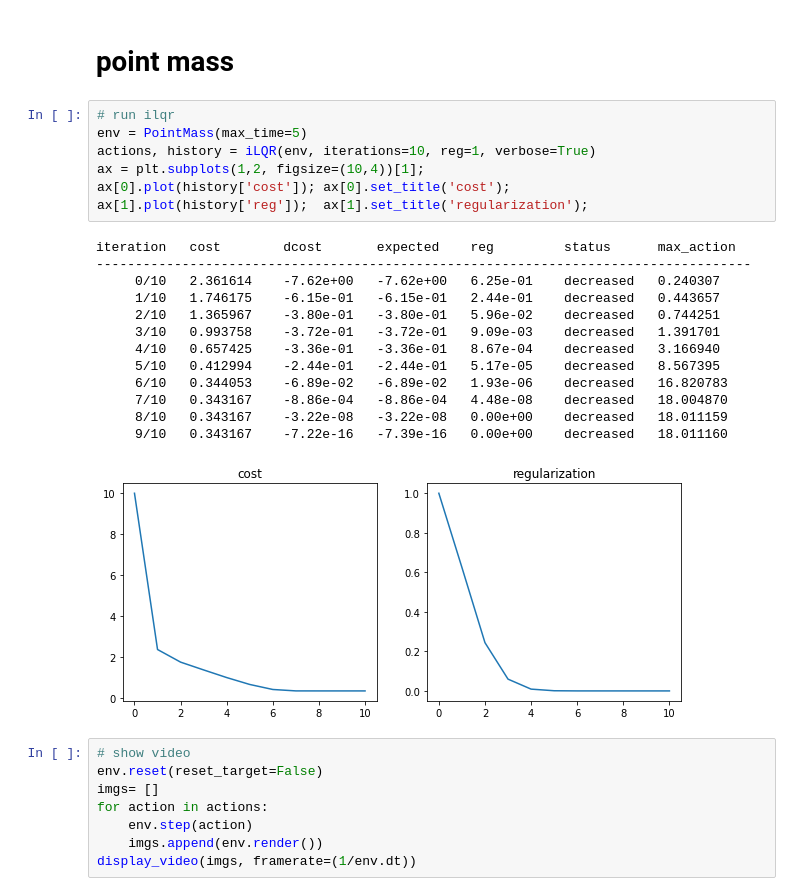
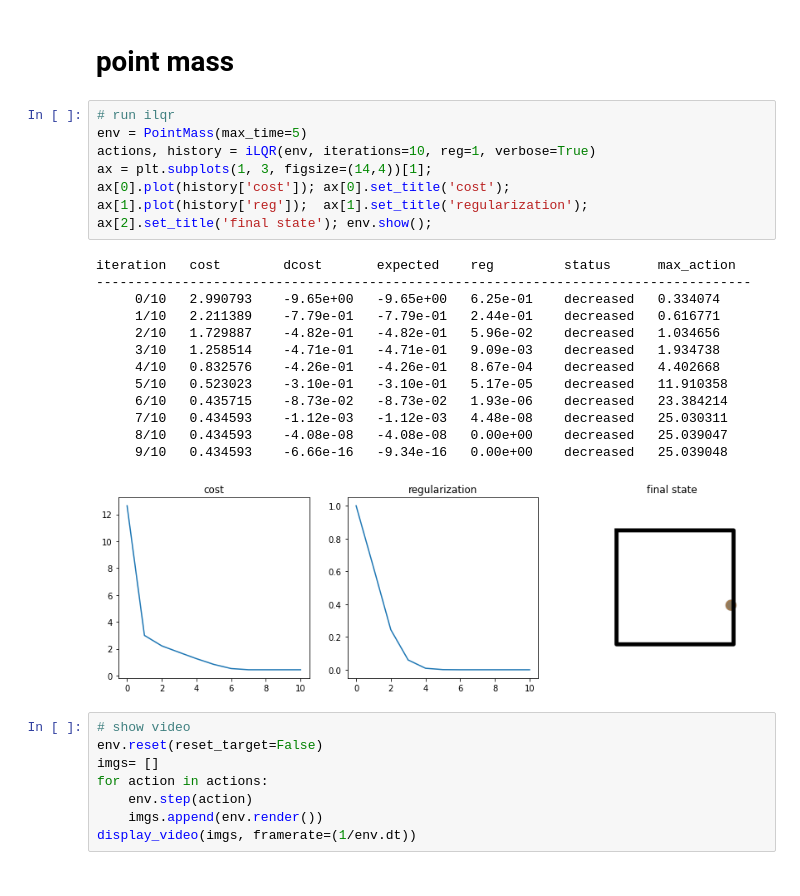
Before and after one commit to richard-warren/rl_sandbox, a Jupyter notebook: ilqr_demo.ipynb, the cells around one changed output. Drawn from its saved outputs; the diff is of its cells as text.

```diff
--- a/ilqr_demo.ipynb
+++ b/ilqr_demo.ipynb
@@ -152,24 +178,25 @@ def iLQR(env, iterations=100,
 # %%
 # run ilqr
 env = PointMass(max_time=5)
 actions, history = iLQR(env, iterations=10, reg=1, verbose=True)
-ax = plt.subplots(1,2, figsize=(10,4))[1];
+ax = plt.subplots(1, 3, figsize=(14,4))[1];
 ax[0].plot(history['cost']); ax[0].set_title('cost');
 ax[1].plot(history['reg']);  ax[1].set_title('regularization');
+ax[2].set_title('final state'); env.show();
 # %% [output]
 iteration   cost        dcost       expected    reg         status      max_action
 ------------------------------------------------------------------------------------
-     0/10   2.361614    -7.62e+00   -7.62e+00   6.25e-01    decreased   0.240307
-     1/10   1.746175    -6.15e-01   -6.15e-01   2.44e-01    decreased   0.443657
-     2/10   1.365967    -3.80e-01   -3.80e-01   5.96e-02    decreased   0.744251
-     3/10   0.993758    -3.72e-01   -3.72e-01   9.09e-03    decreased   1.391701
-     4/10   0.657425    -3.36e-01   -3.36e-01   8.67e-04    decreased   3.166940
-     5/10   0.412994    -2.44e-01   -2.44e-01   5.17e-05    decreased   8.567395
-     6/10   0.344053    -6.89e-02   -6.89e-02   1.93e-06    decreased   16.820783
-     7/10   0.343167    -8.86e-04   -8.86e-04   4.48e-08    decreased   18.004870
-     8/10   0.343167    -3.22e-08   -3.22e-08   0.00e+00    decreased   18.011159
-     9/10   0.343167    -7.22e-16   -7.39e-16   0.00e+00    decreased   18.011160
+     0/10   2.990793    -9.65e+00   -9.65e+00   6.25e-01    decreased   0.334074
+     1/10   2.211389    -7.79e-01   -7.79e-01   2.44e-01    decreased   0.616771
+     2/10   1.729887    -4.82e-01   -4.82e-01   5.96e-02    decreased   1.034656
+     3/10   1.258514    -4.71e-01   -4.71e-01   9.09e-03    decreased   1.934738
+     4/10   0.832576    -4.26e-01   -4.26e-01   8.67e-04    decreased   4.402668
+     5/10   0.523023    -3.10e-01   -3.10e-01   5.17e-05    decreased   11.910358
+     6/10   0.435715    -8.73e-02   -8.73e-02   1.93e-06    decreased   23.384214
+     7/10   0.434593    -1.12e-03   -1.12e-03   4.48e-08    decreased   25.030311
+     8/10   0.434593    -4.08e-08   -4.08e-08   0.00e+00    decreased   25.039047
+     9/10   0.434593    -6.66e-16   -9.34e-16   0.00e+00    decreased   25.039048
-[figure, old version]
+[figure, new version]
 # %%
 # show video
 env.reset(reset_target=False)
```
Also changed, not shown: parts of 7 cells of this notebook, 1 other file.
